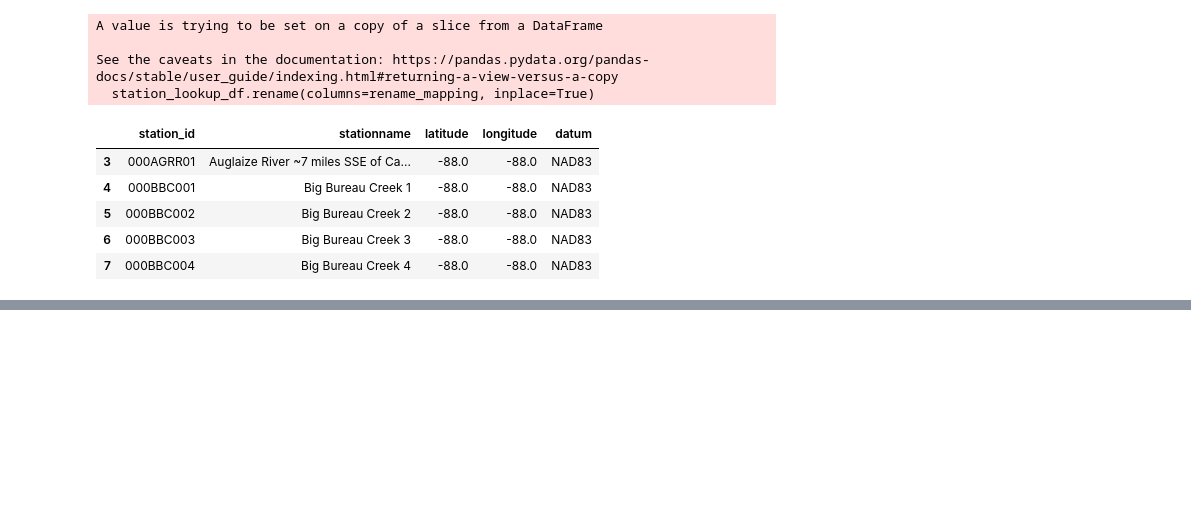
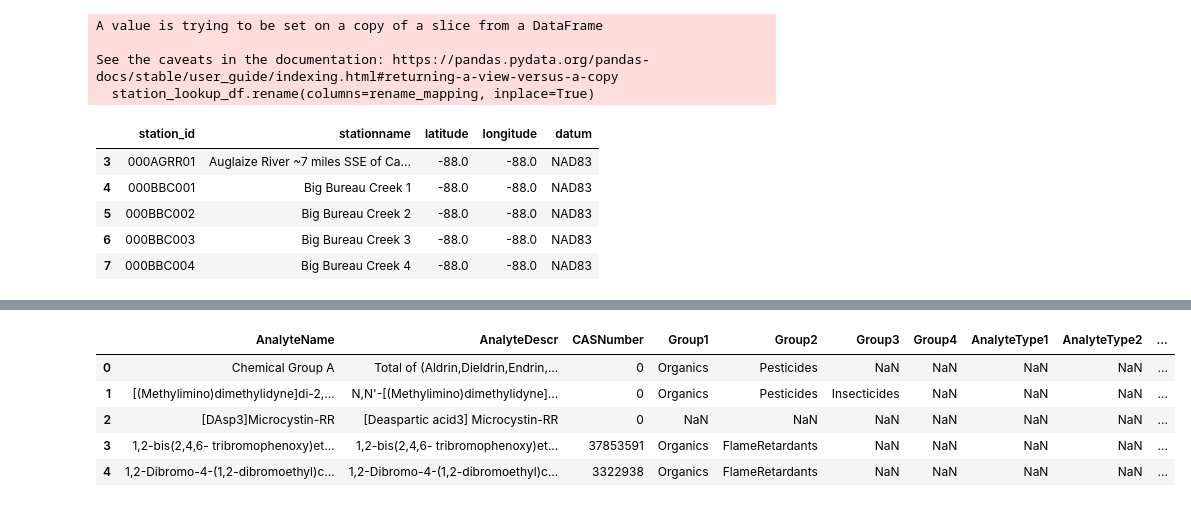
Before and after one commit to WasikulIslam1/WaterToxicityProject, a Jupyter notebook: scripts/ETL.ipynb, the cells around one changed output, grey strips where cells are left out. Drawn from its saved outputs; the diff is of its cells as text; code cells hidden in the pictures; blank space fills up the shorter version.

```diff
--- a/scripts/ETL.ipynb
+++ b/scripts/ETL.ipynb
@@ -188,0 +184,11 @@ print(date_dimension.head())
+# %%
+analyte_lookup_df = pd.read_excel('/Users/wasikulislam/Desktop/Baruch/Baruch Spring Semester 2024/CIS 4400/Cis 4400 HW /HW #2/Lookups/AnalyteLookUp427202411617.xlsx')
+
+analyte_lookup_df.head()
+# %% [output]
+|  | AnalyteName | AnalyteDescr | CASNumber | Group1 | Group2 | Group3 | Group4 | AnalyteType1 | AnalyteType2 | ... |
+| 0 | Chemical Group A | Total of (Aldrin,Dieldrin,Endrin,... | 0 | Organics | Pesticides | NaN | NaN | NaN | NaN | ... |
+| 1 | [(Methylimino)dimethylidyne]di-2,... | N,N'-[(Methylimino)dimethylidyne]... | 0 | Organics | Pesticides | Insecticides | NaN | NaN | NaN | ... |
+| 2 | [DAsp3]Microcystin-RR | [Deaspartic acid3] Microcystin-RR | 0 | NaN | NaN | NaN | NaN | NaN | NaN | ... |
+| 3 | 1,2-bis(2,4,6- tribromophenoxy)et... | 1,2-bis(2,4,6- tribromophenoxy)et... | 37853591 | Organics | FlameRetardants | NaN | NaN | NaN | NaN | ... |
+| 4 | 1,2-Dibromo-4-(1,2-dibromoethyl)c... | 1,2-Dibromo-4-(1,2-dibromoethyl)c... | 3322938 | Organics | FlameRetardants | NaN | NaN | NaN | NaN | ... |
```
Also changed, not shown: parts of 14 cells of this notebook, 4 other files.
